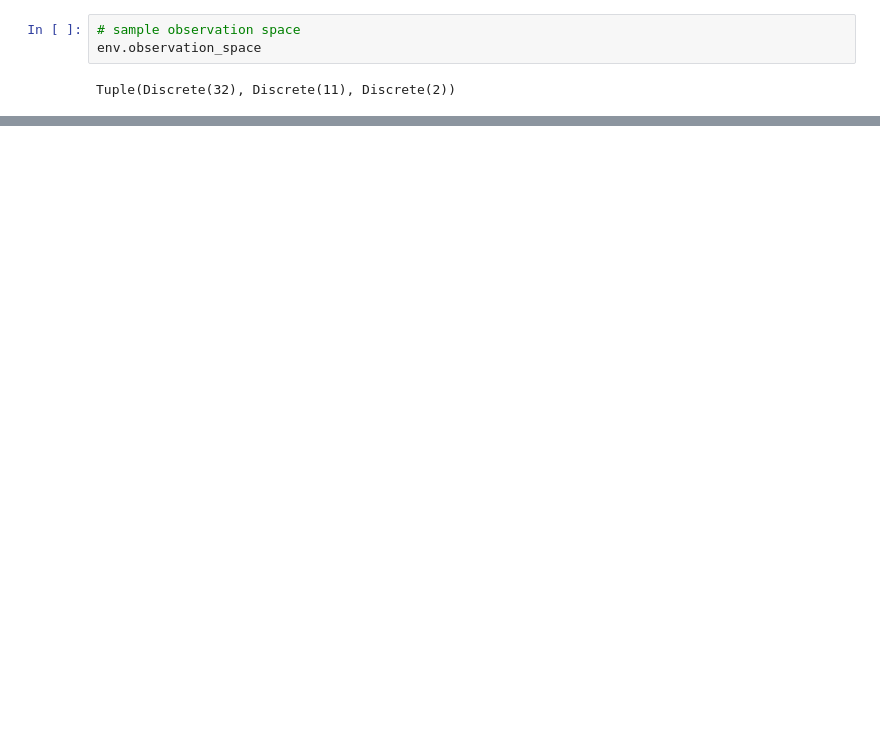
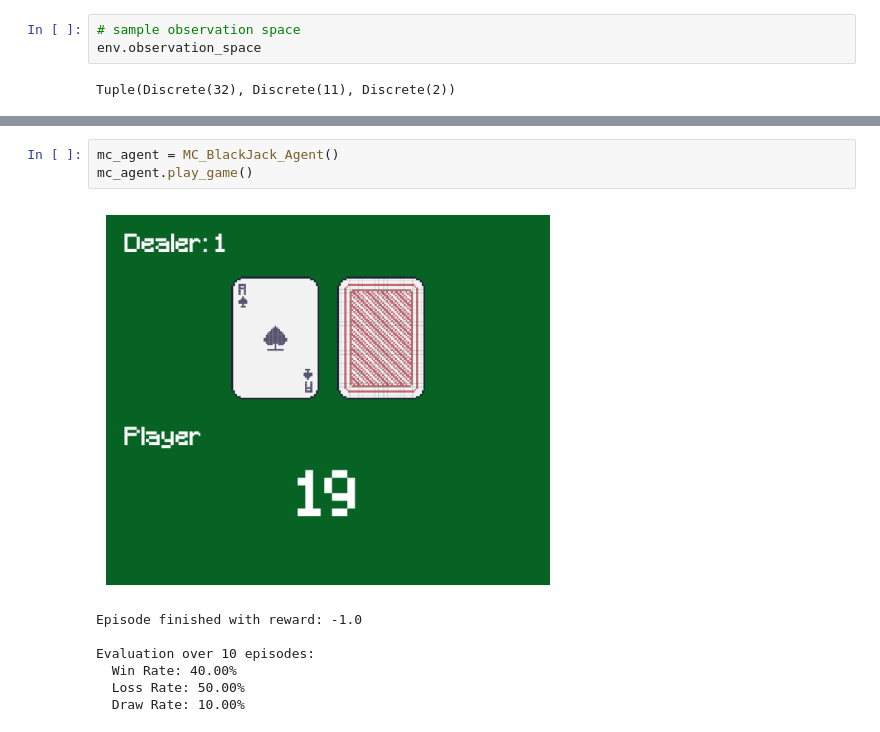
Before and after one commit to aahiljivani/RL-Gymnasium-Agents, a Jupyter notebook: Monte_Carlo_BlackJack.ipynb, the cells around one changed output, grey strips where cells are left out. Drawn from its saved outputs; the diff is of its cells as text; blank space fills up the shorter version.

```diff
--- a/Monte_Carlo_BlackJack.ipynb
+++ b/Monte_Carlo_BlackJack.ipynb
@@ -158,0 +41,11 @@ Evaluation over 10 episodes:
+# %%
+mc_agent = MC_BlackJack_Agent()
+mc_agent.play_game()
+# %% [output]
+[figure, added]
+Episode finished with reward: -1.0
+
+Evaluation over 10 episodes:
+  Win Rate: 40.00%
+  Loss Rate: 50.00%
+  Draw Rate: 10.00%
```
Also changed, not shown: parts of 7 cells of this notebook, 1 other file.
